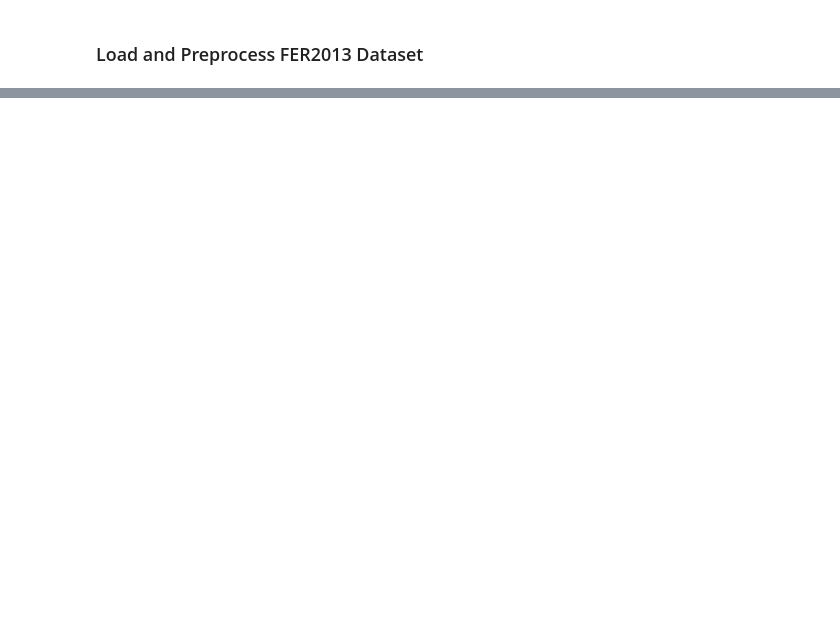
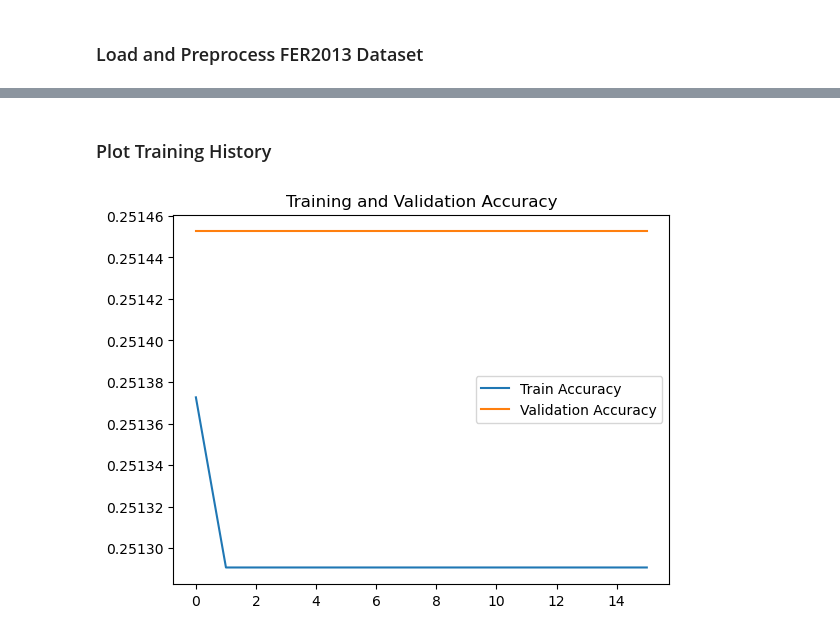
Before and after one commit to maddieemihle/Image-Project, a Jupyter notebook: starter_code.ipynb, the cells around one changed output, grey strips where cells are left out. Drawn from its saved outputs; the diff is of its cells as text; code cells hidden in the pictures; blank space fills up the shorter version.

Commit message:
"pushing main file of starter code to main branch. Sets up code and data for the project"

```diff
--- a/starter_code.ipynb
+++ b/starter_code.ipynb
@@ -35,0 +109,9 @@ ModuleNotFoundError: No module named 'kagglehub'
+# %%
+# Train/Validation split from folder
+train_datagen = ImageDataGenerator(
+    rescale=1./255,
+    validation_split=0.15,  # Use part of training as validation
+    horizontal_flip=True
+)
+
+test_datagen = ImageDataGenerator(rescale=1./255)
@@ -35,0 +156,14 @@ ModuleNotFoundError: No module named 'kagglehub'
+# %%
+# Define VGG16 model
+def build_vgg16(input_shape=(48, 48, 1), num_classes=7):
+    base_model = VGG16(weights=None, include_top=False, input_shape=input_shape)
+    x = Flatten()(base_model.output)
+    x = Dense(128, activation='relu')(x)
+    x = Dropout(0.5)(x)
+    output = Dense(num_classes, activation='softmax')(x)
+    model = Model(inputs=base_model.input, outputs=output)
+    return model
+
+vgg16_model = build_vgg16()
+vgg16_model.compile(optimizer=Adam(learning_rate=0.001), loss='categorical_crossentropy', metrics=['accuracy'])
+vgg16_model.summary()
@@ -35,0 +194,13 @@ ModuleNotFoundError: No module named 'kagglehub'
+# %%
+# Train the model
+callbacks = [
+    tf.keras.callbacks.EarlyStopping(patience=5, restore_best_weights=True),
+    tf.keras.callbacks.ReduceLROnPlateau(patience=3, factor=0.5)
+]
+
+history = vgg16_model.fit(
+    train_generator,
+    validation_data=val_generator,
+    epochs=30,
+    callbacks=callbacks
+)
@@ -35,0 +234,11 @@ ModuleNotFoundError: No module named 'kagglehub'
+# %% [markdown]
+### Plot Training History
+# %%
+# Plot training and validation accuracy
+plt.plot(history.history['accuracy'], label='Train Accuracy')
+plt.plot(history.history['val_accuracy'], label='Validation Accuracy')
+plt.legend()
+plt.title('Training and Validation Accuracy')
+plt.show()
+# %% [output]
+[figure, added]
```
Also changed, not shown: parts of 18 cells of this notebook, 1 other file.
